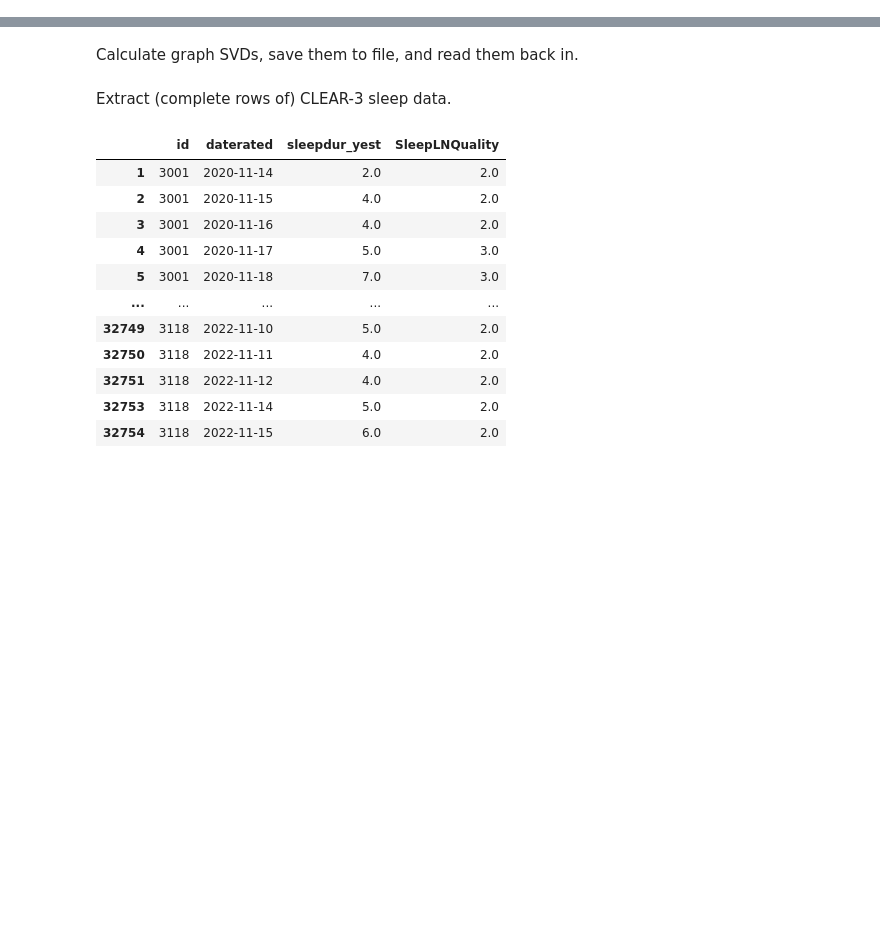
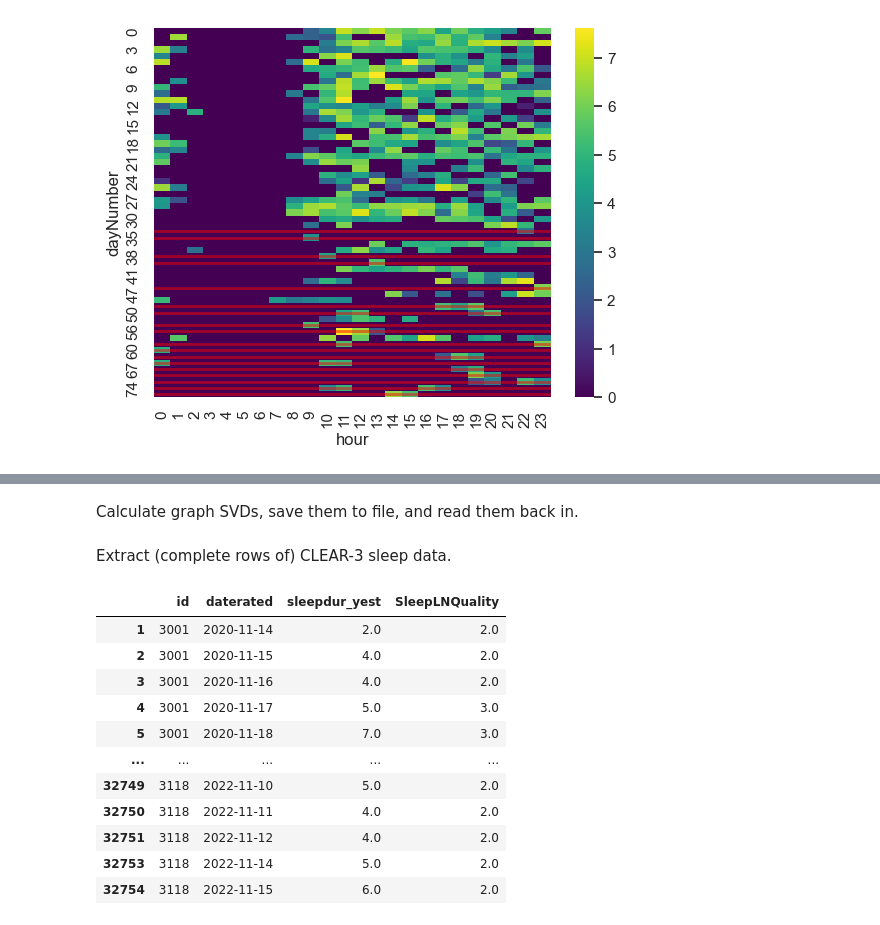
Before and after one commit to Valkje/graph-svd, a Jupyter notebook: clear3_sleep.ipynb, the cells around one changed output, grey strips where cells are left out. Drawn from its saved outputs; the diff is of its cells as text; code cells hidden in the pictures; blank space fills up the shorter version.

```diff
--- a/clear3_sleep.ipynb
+++ b/clear3_sleep.ipynb
@@ -18,0 +100,2 @@ sns.set_theme(style="darkgrid")
+# %%
+dat_kp: pd.DataFrame = pd.read_pickle(join(dat_dir, 'dat_kp.gz'))
@@ -18,0 +238,22 @@ sns.set_theme(style="darkgrid")
+# %%
+n_presses_df = dats_dict['3100']['n_presses']
+
+n_presses_binary = n_presses_df > 0
+n_presses_nan = n_presses_df.where(n_presses_df > 0)
+
+perc_hours_active = n_presses_binary.mean(axis=1)
+median_n_presses = n_presses_nan.median(axis=1)
+
+day_mask: pd.Series = perc_hours_active >= 0.2
+
+# dayNumber index is turned into a column
+day_mask_df = day_mask.reset_index(name='included')
+
+sns.heatmap(np.log1p(n_presses_df), cmap='viridis')
+
+for excluded in day_mask_df.loc[~day_mask_df['included']].index.values:
+    sns.lineplot(x=np.arange(0, 25), y=[excluded+0.5]*25, color='red', alpha=0.5, linewidth=2)
+
+# sns.lineplot(x=np.arange(0, 25), y=[58+0.5]*25, color='red', alpha=0.5)
+# %% [output]
+[figure, added]
```
Also changed, not shown: parts of 61 cells of this notebook, 5 other files.
